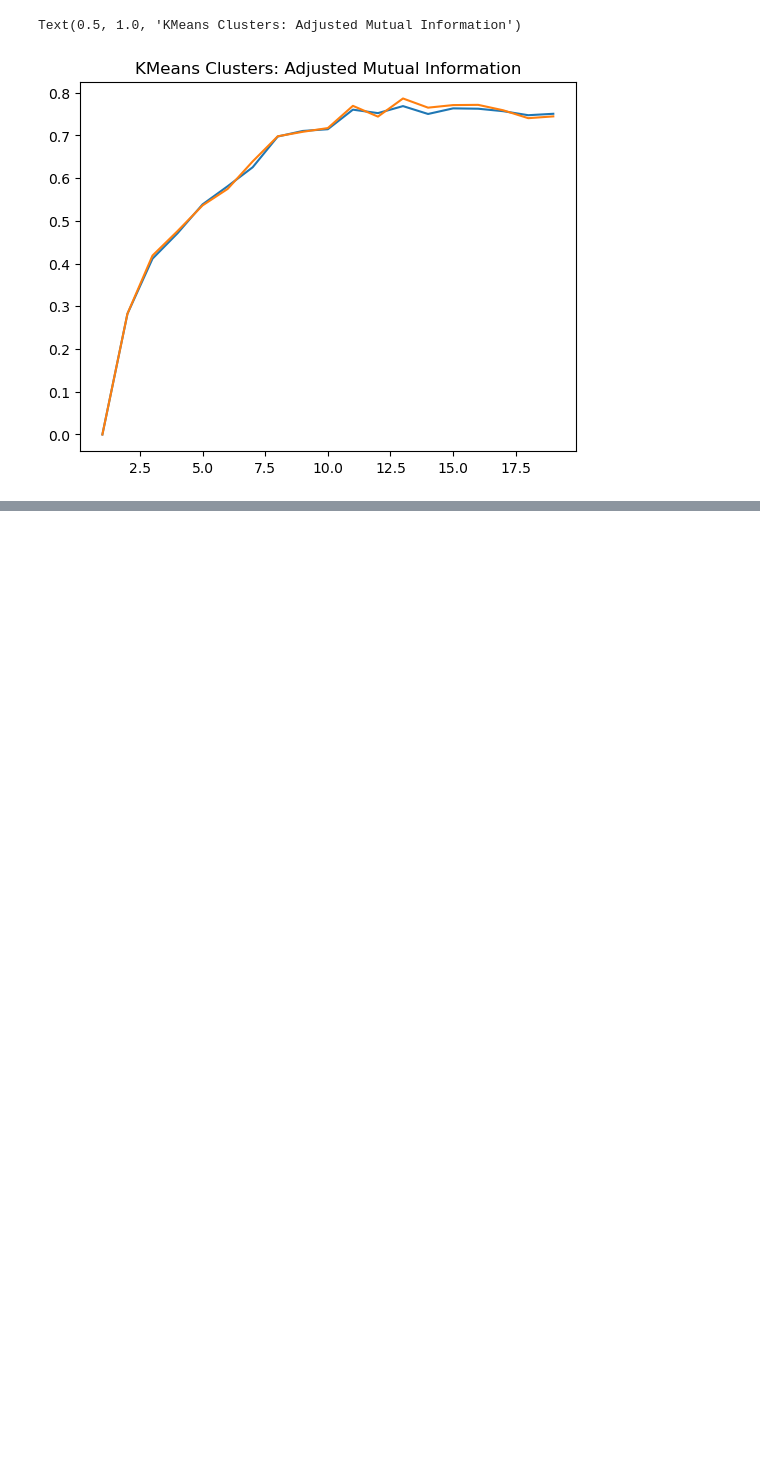
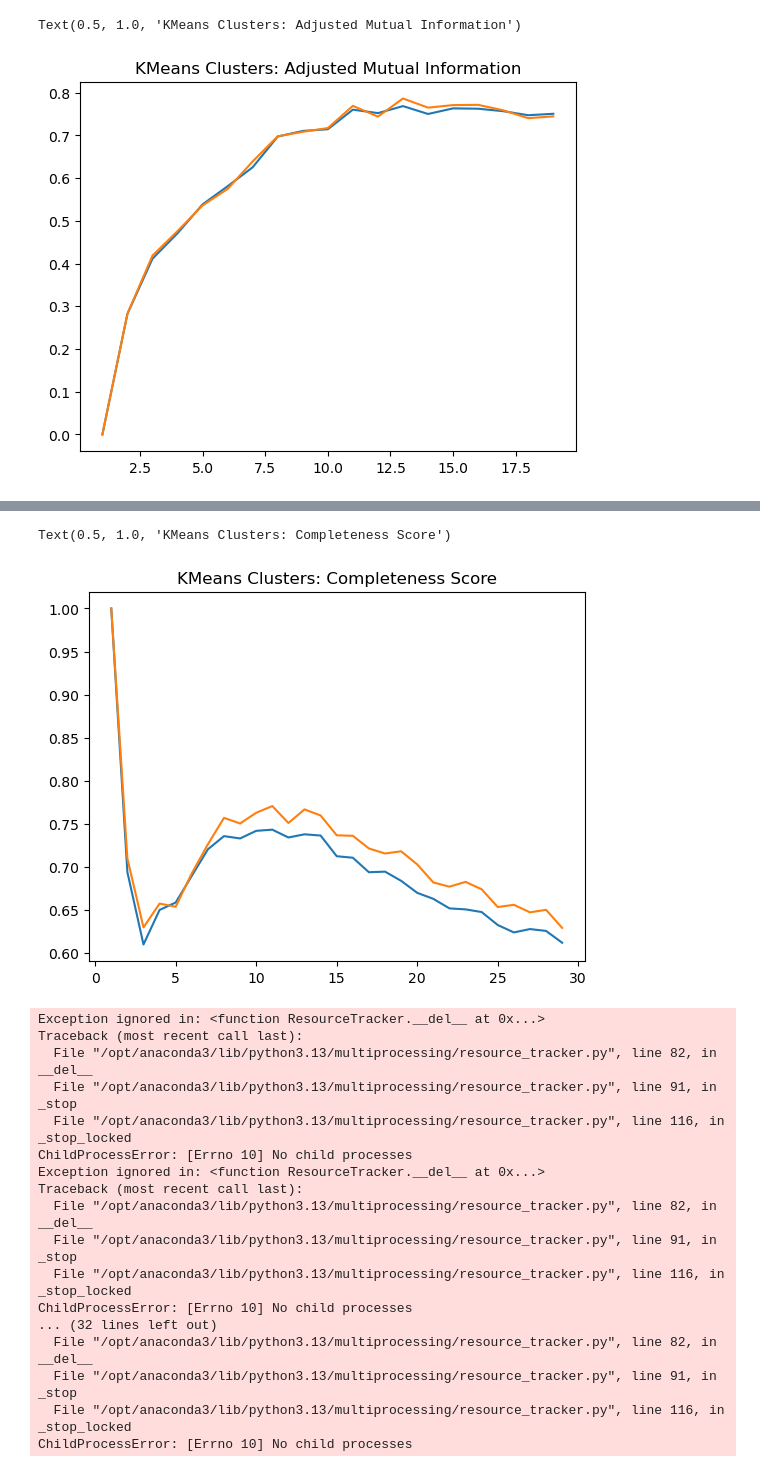
Before and after one commit to J-M-Bell/DigitClassifier, a Jupyter notebook: Digit Clustering.ipynb, the cells around one changed output, grey strips where cells are left out. Cells and saved outputs as stored; diff of their text form; code cells hidden in the pictures; blank space fills up the shorter version.

```diff
--- a/Digit Clustering.ipynb
+++ b/Digit Clustering.ipynb
@@ -237,0 +310,20 @@ Text(0.5, 1.0, 'KMeans Clusters: Adjusted Mutual Information')
+# %%
+pipeline = Pipeline(
+    [
+        ("kmeans", KMeans())
+    ]
+)
+clusters = list(range(1,30))
+
+train_scores, validation_scores = validation_curve(pipeline, X_train, y_train, cv=5, scoring='completeness_score',
+                                                   param_name="kmeans__n_clusters",
+                                                   param_range=clusters,
+                                                   verbose=1,
+                                                   n_jobs=-1)
+train_scores_mean = np.mean(train_scores, axis=1)
+validation_scores_mean = np.mean(validation_scores, axis=1)
+
+plt.plot(clusters, train_scores_mean)
+plt.plot(clusters, validation_scores_mean)
+plt.title("KMeans Clusters: Completeness Score")
+# %% [output]
@@ -237,0 +332,19 @@ Text(0.5, 1.0, 'KMeans Clusters: Adjusted Mutual Information')
+Text(0.5, 1.0, 'KMeans Clusters: Completeness Score')
+[figure, added]
+Exception ignored in: <function ResourceTracker.__del__ at 0x...>
+Traceback (most recent call last):
+  File "/opt/anaconda3/lib/python3.13/multiprocessing/resource_tracker.py", line 82, in __del__
+  File "/opt/anaconda3/lib/python3.13/multiprocessing/resource_tracker.py", line 91, in _stop
+  File "/opt/anaconda3/lib/python3.13/multiprocessing/resource_tracker.py", line 116, in _stop_locked
+ChildProcessError: [Errno 10] No child processes
+Exception ignored in: <function ResourceTracker.__del__ at 0x...>
+Traceback (most recent call last):
+  File "/opt/anaconda3/lib/python3.13/multiprocessing/resource_tracker.py", line 82, in __del__
+  File "/opt/anaconda3/lib/python3.13/multiprocessing/resource_tracker.py", line 91, in _stop
+  File "/opt/anaconda3/lib/python3.13/multiprocessing/resource_tracker.py", line 116, in _stop_locked
+ChildProcessError: [Errno 10] No child processes
+... (32 lines left out)
+  File "/opt/anaconda3/lib/python3.13/multiprocessing/resource_tracker.py", line 82, in __del__
+  File "/opt/anaconda3/lib/python3.13/multiprocessing/resource_tracker.py", line 91, in _stop
+  File "/opt/anaconda3/lib/python3.13/multiprocessing/resource_tracker.py", line 116, in _stop_locked
+ChildProcessError: [Errno 10] No child processes
```
Also changed, not shown: parts of 9 cells of this notebook.
